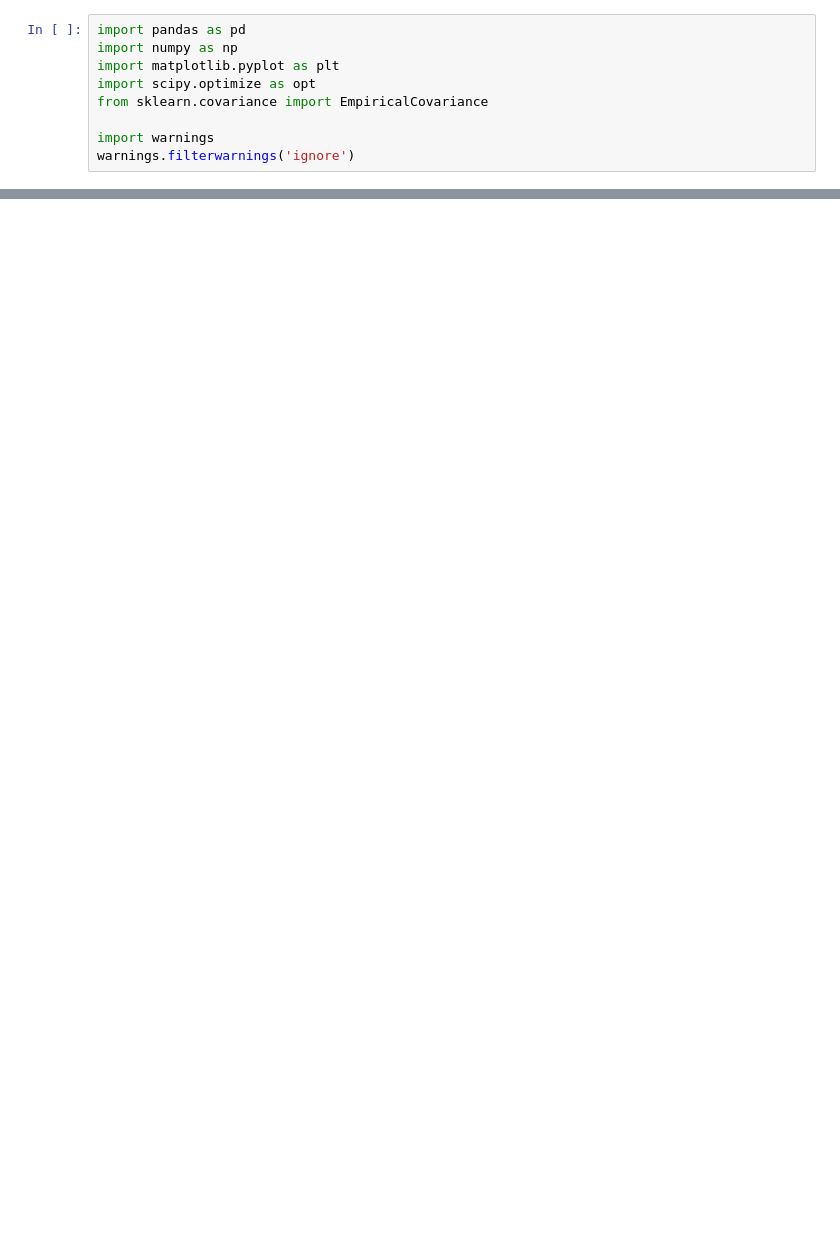
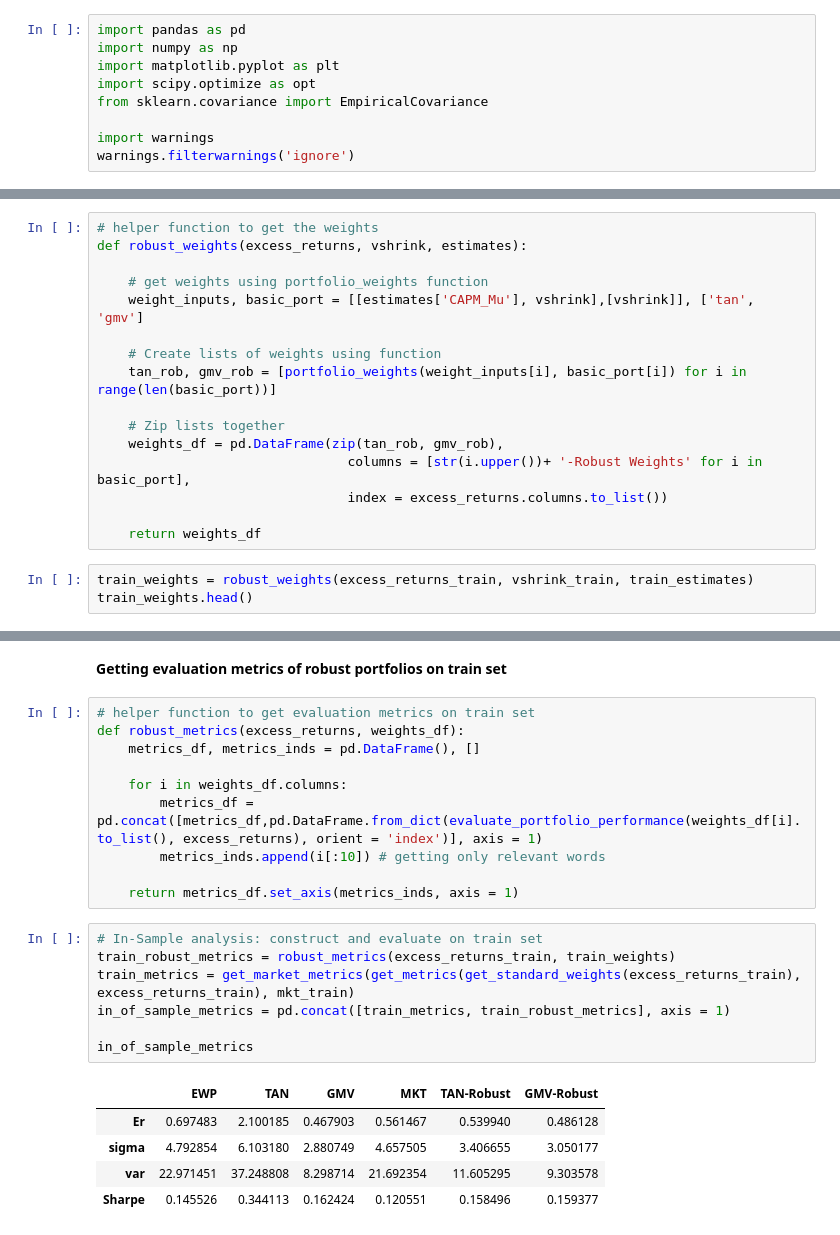
Before and after one commit to mevin-singh/DBA-3713, a Jupyter notebook: GP_G1.ipynb, the cells around one changed output, grey strips where cells are left out. Saved outputs shown, nothing was run; the diff lists cells and outputs as text; blank space fills up the shorter version.

```diff
--- a/GP_G1.ipynb
+++ b/GP_G1.ipynb
@@ -437,0 +436,19 @@ performance_table_train
+# %%
+# helper function to get the weights
+def robust_weights(excess_returns, vshrink, estimates):
+
+    # get weights using portfolio_weights function
+    weight_inputs, basic_port = [[estimates['CAPM_Mu'], vshrink],[vshrink]], ['tan', 'gmv']
+
+    # Create lists of weights using function
+    tan_rob, gmv_rob = [portfolio_weights(weight_inputs[i], basic_port[i]) for i in range(len(basic_port))]
+
+    # Zip lists together
+    weights_df = pd.DataFrame(zip(tan_rob, gmv_rob),
+                                columns = [str(i.upper())+ '-Robust Weights' for i in basic_port],
+                                index = excess_returns.columns.to_list())
+
+    return weights_df
+# %%
+train_weights = robust_weights(excess_returns_train, vshrink_train, train_estimates)
+train_weights.head()
@@ -437,0 +462,25 @@ performance_table_train
+# %% [markdown]
+**Getting evaluation metrics of robust portfolios on train set**
+# %%
+# helper function to get evaluation metrics on train set
+def robust_metrics(excess_returns, weights_df):
+    metrics_df, metrics_inds = pd.DataFrame(), []
+
+    for i in weights_df.columns:
+        metrics_df = pd.concat([metrics_df,pd.DataFrame.from_dict(evaluate_portfolio_performance(weights_df[i].to_list(), excess_returns), orient = 'index')], axis = 1)
+        metrics_inds.append(i[:10]) # getting only relevant words
+
+    return metrics_df.set_axis(metrics_inds, axis = 1)
+# %%
+# In-Sample analysis: construct and evaluate on train set
+train_robust_metrics = robust_metrics(excess_returns_train, train_weights)
+train_metrics = get_market_metrics(get_metrics(get_standard_weights(excess_returns_train), excess_returns_train), mkt_train)
+in_of_sample_metrics = pd.concat([train_metrics, train_robust_metrics], axis = 1)
+
+in_of_sample_metrics
+# %% [output]
+|  | EWP | TAN | GMV | MKT | TAN-Robust | GMV-Robust |
+| Er | 0.697483 | 2.100185 | 0.467903 | 0.561467 | 0.539940 | 0.486128 |
+| sigma | 4.792854 | 6.103180 | 2.880749 | 4.657505 | 3.406655 | 3.050177 |
+| var | 22.971451 | 37.248808 | 8.298714 | 21.692354 | 11.605295 | 9.303578 |
+| Sharpe | 0.145526 | 0.344113 | 0.162424 | 0.120551 | 0.158496 | 0.159377 |
```
Also changed, not shown: parts of 87 cells of this notebook.
